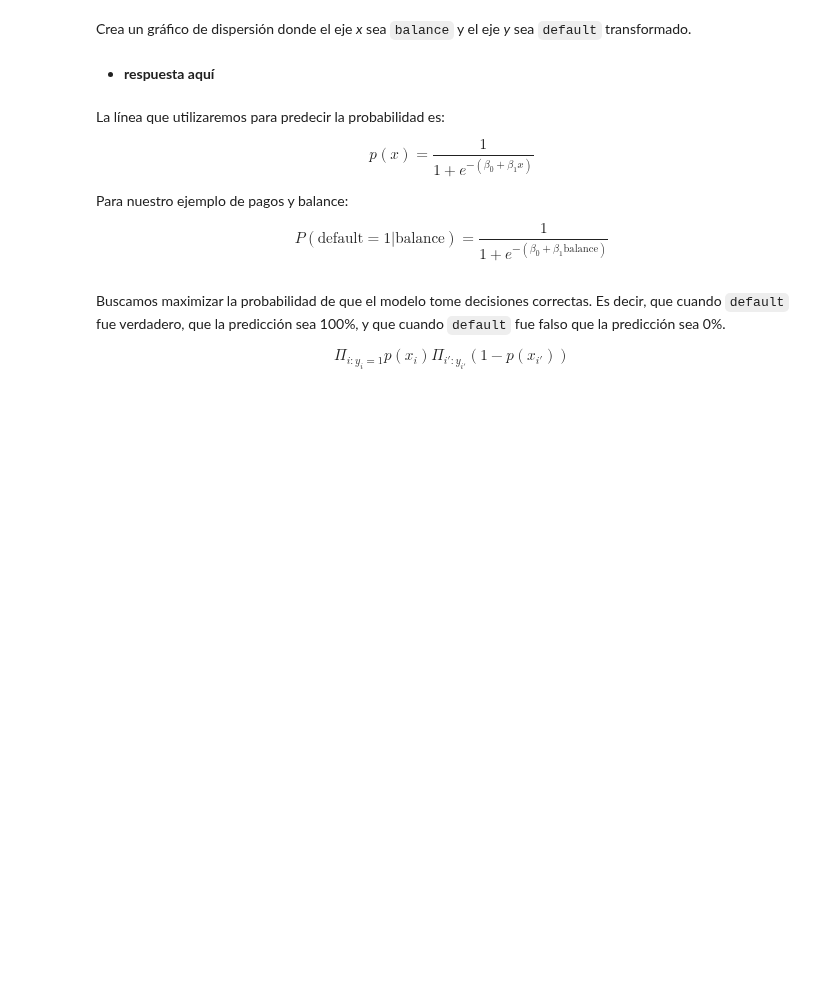
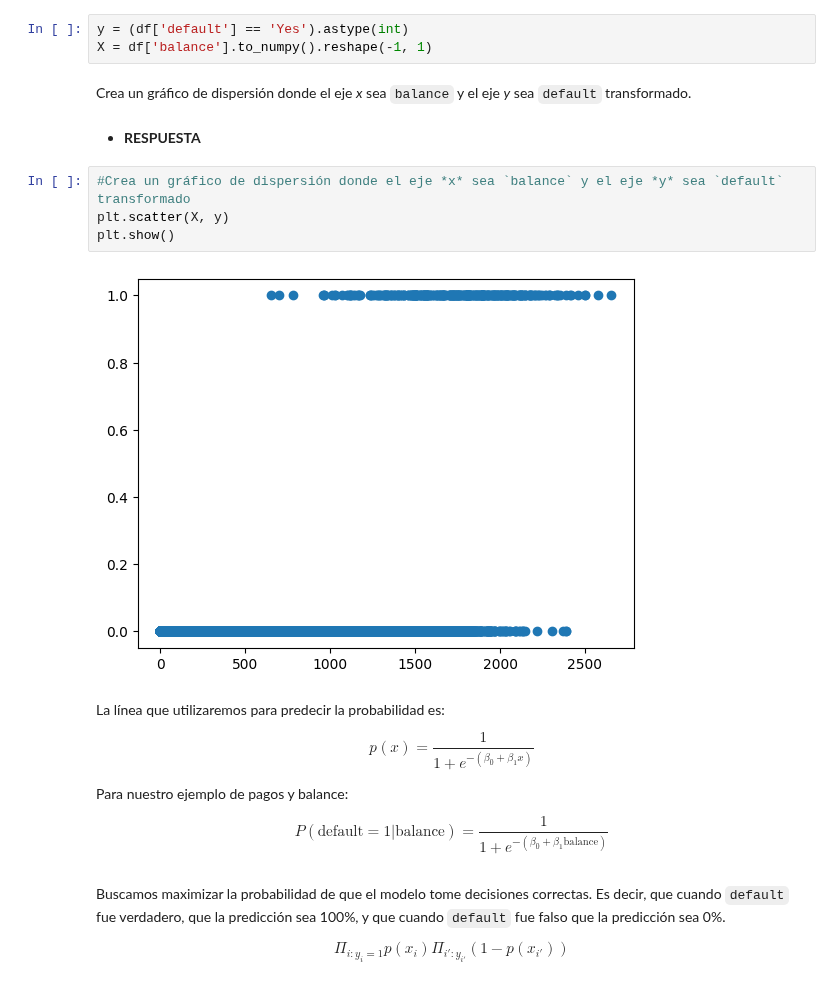
Before and after one commit to claudioemtz1357/LABORATORIO-DE-APRENDIZAJE-ESTAD-STICO, a Jupyter notebook: Lab - C1.ipynb, the cells around one changed output. Drawn from its saved outputs; the diff is of its cells as text; blank space fills up the shorter version.

```diff
--- a/Lab - C1.ipynb
+++ b/Lab - C1.ipynb
@@ -73,7 +138,16 @@ Ejecuta el código `y = obj["default"] == "Yes"`. Extrae el factor `balance` en
+# %%
+y = (df['default'] == 'Yes').astype(int)
+X = df['balance'].to_numpy().reshape(-1, 1)
 # %% [markdown]
 Crea un gráfico de dispersión donde el eje *x* sea `balance` y el eje *y* sea `default` transformado.
 # %% [markdown]
-- **respuesta aquí**
+- **RESPUESTA**
+# %%
+#Crea un gráfico de dispersión donde el eje *x* sea `balance` y el eje *y* sea `default` transformado
+plt.scatter(X, y)
+plt.show()
+# %% [output]
+[figure, added]
 # %% [markdown]
 La línea que utilizaremos para predecir la probabilidad es:
 
```
Also changed, not shown: parts of 43 cells of this notebook.
